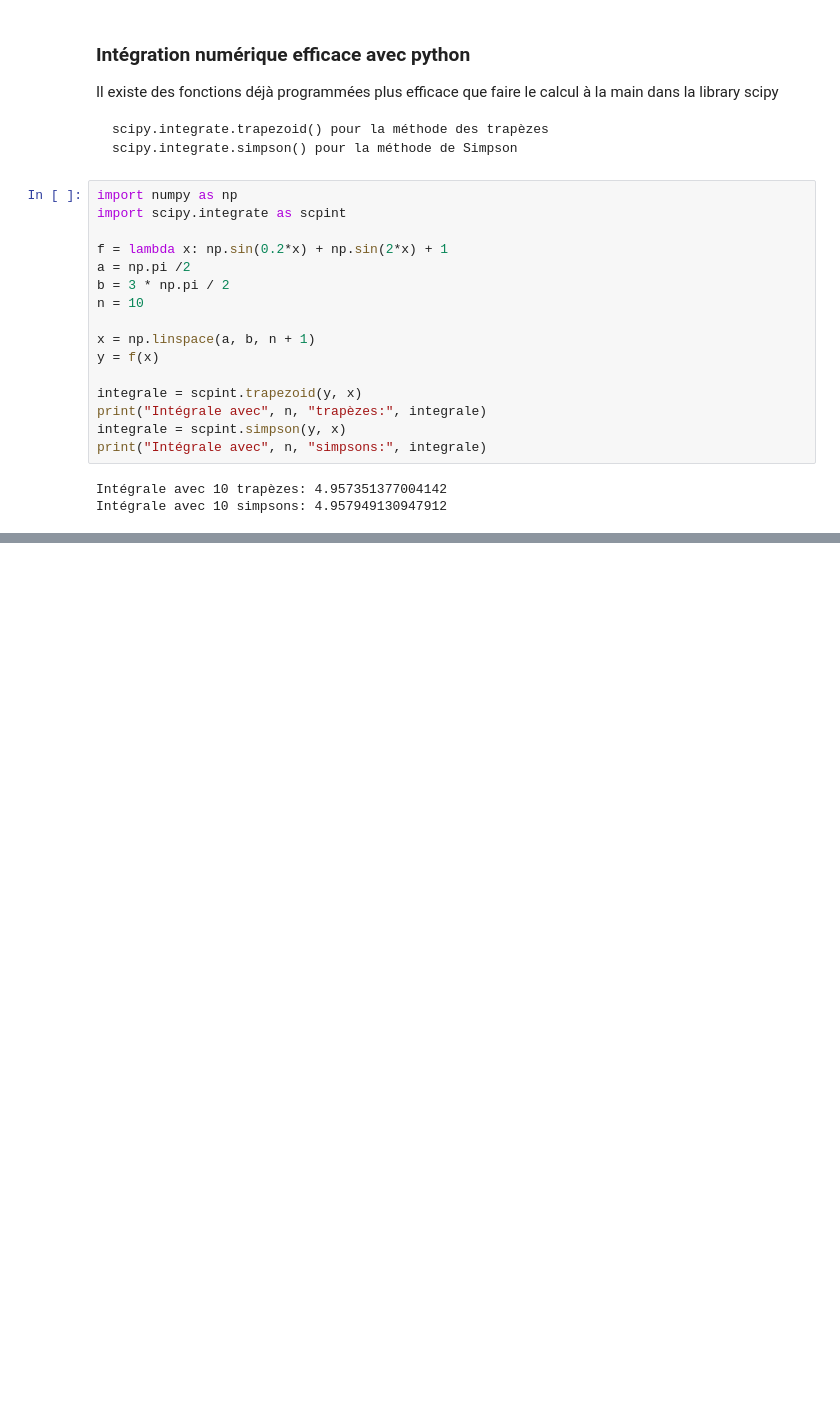
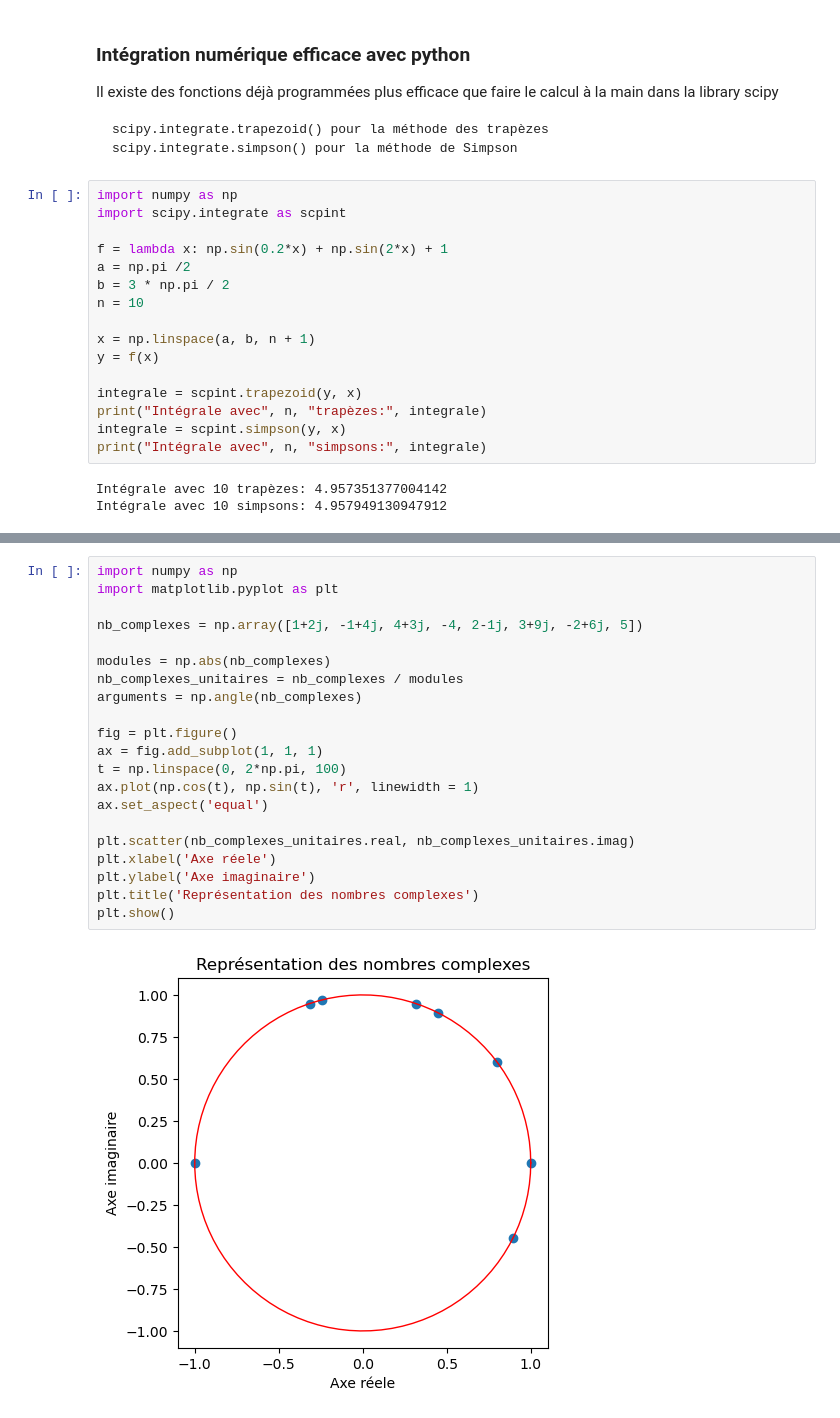
Before and after one commit to Zach3292/Calcul3, a Jupyter notebook: Note de cours.ipynb, the cells around one changed output, grey strips where cells are left out. Saved outputs shown, nothing was run; the diff lists cells and outputs as text; blank space fills up the shorter version.

```diff
--- a/Note de cours.ipynb
+++ b/Note de cours.ipynb
@@ -955,0 +1011,23 @@ Intégrale avec 10 simpsons: 4.957949130947912
+# %%
+import numpy as np
+import matplotlib.pyplot as plt
+
+nb_complexes = np.array([1+2j, -1+4j, 4+3j, -4, 2-1j, 3+9j, -2+6j, 5])
+
+modules = np.abs(nb_complexes)
+nb_complexes_unitaires = nb_complexes / modules
+arguments = np.angle(nb_complexes)
+
+fig = plt.figure()
+ax = fig.add_subplot(1, 1, 1)
+t = np.linspace(0, 2*np.pi, 100)
+ax.plot(np.cos(t), np.sin(t), 'r', linewidth = 1)
+ax.set_aspect('equal')
+
+plt.scatter(nb_complexes_unitaires.real, nb_complexes_unitaires.imag)
+plt.xlabel('Axe réele')
+plt.ylabel('Axe imaginaire')
+plt.title('Représentation des nombres complexes')
+plt.show()
+# %% [output]
+[figure, added]
```
Also changed, not shown: parts of 7 cells of this notebook.
